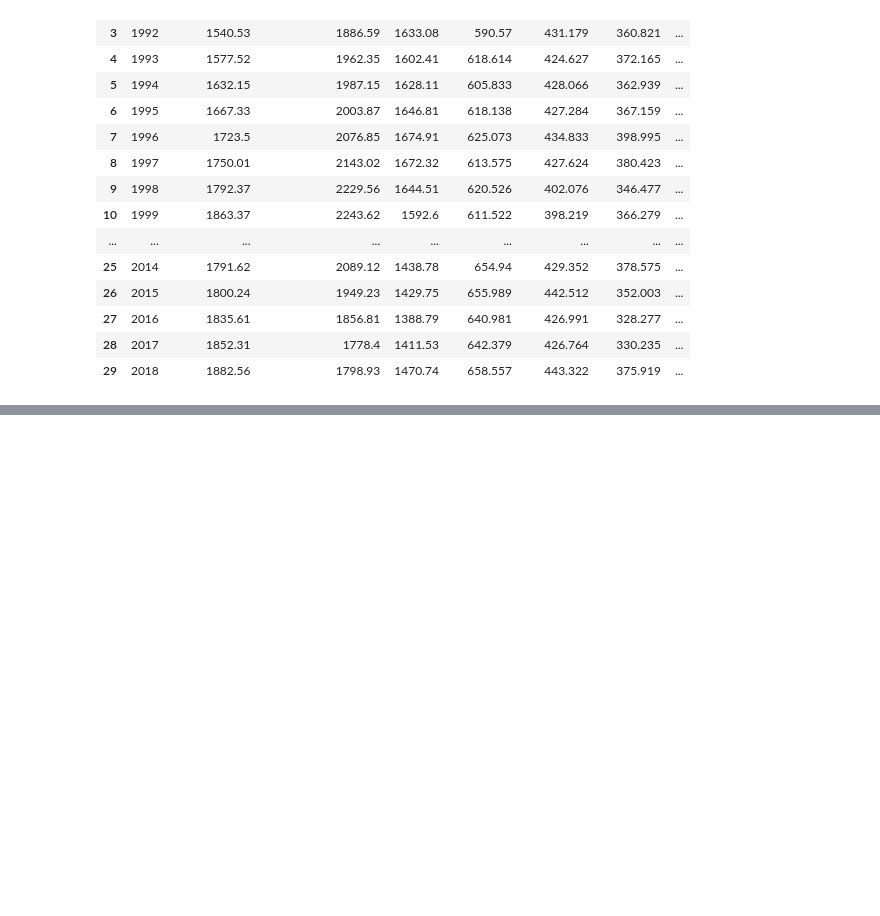
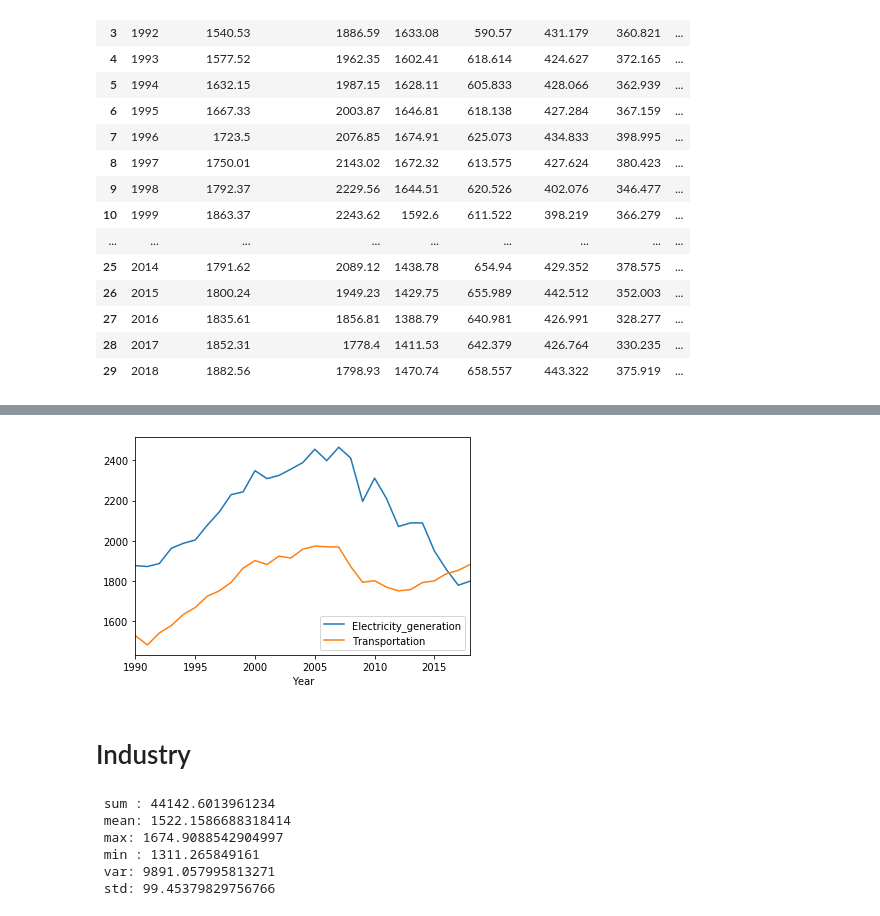
Before and after one commit to WMcWilliams15/NSS-Capstone, a Jupyter notebook: Notebooks/Breakdown of co2 emissions for the U.S..ipynb, the cells around one changed output, grey strips where cells are left out. Saved outputs shown, nothing was run; the diff lists cells and outputs as text; code cells hidden in the pictures; blank space fills up the shorter version.

```diff
--- a/Notebooks/Breakdown of co2 emissions for the U.S..ipynb
+++ b/Notebooks/Breakdown of co2 emissions for the U.S..ipynb
@@ -44,0 +100,16 @@ co2_breakdown
+# %%
+co2_breakdown.plot(x ='Year', y=['Electricity_generation', kind = 'line')
+plt.show()
+# %% [output]
+[figure, added]
+# %% [markdown]
+# Industry
+# %%
+get_aggs(co2_breakdown, 'Industry')
+# %% [output]
+ sum : 44142.6013961234
+ mean: 1522.1586688318414
+ max: 1674.9088542904997
+ min : 1311.265849161
+ var: 9891.057995813271
+ std: 99.45379829756766
```
Also changed, not shown: parts of 22 cells of this notebook, 4 other files.
